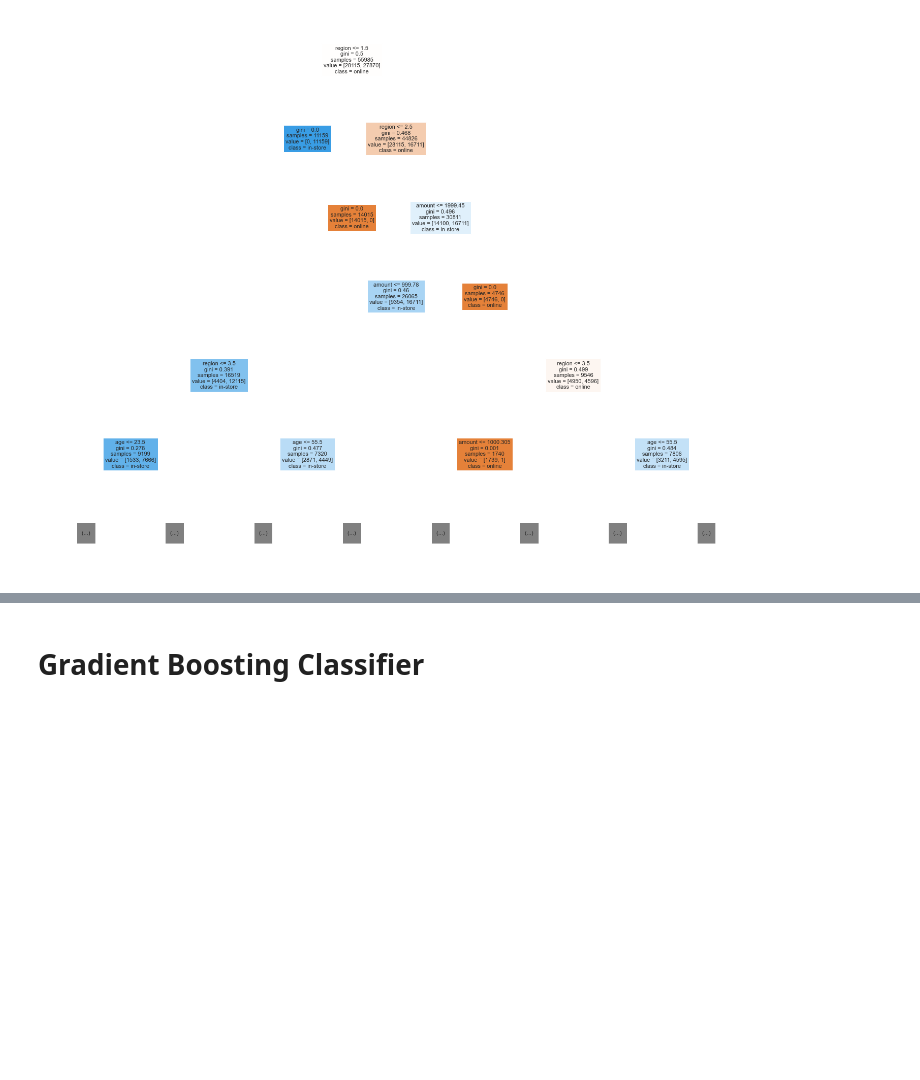
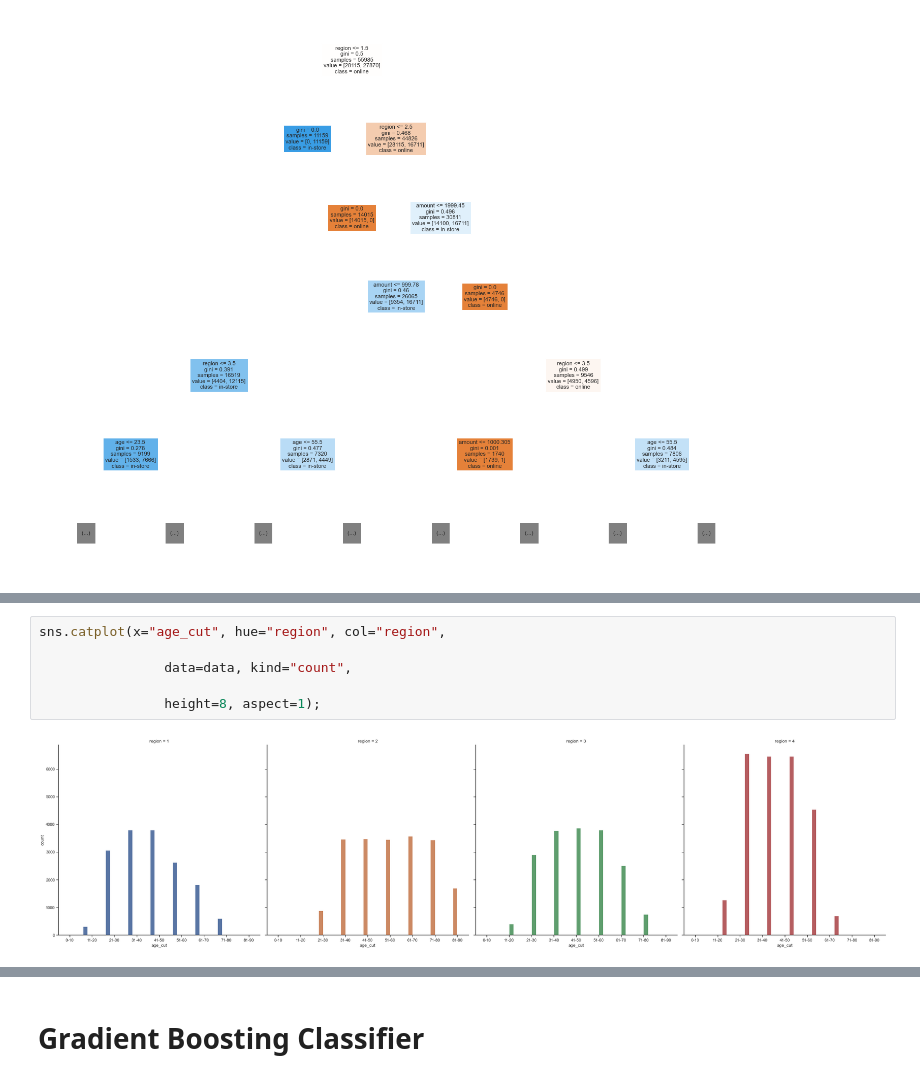
Before and after one commit to susanareyes1/CourseWork, a Jupyter notebook: Course 1- Task 1 and Task 2 -S.Reyes.ipynb, the cells around one changed output, grey strips where cells are left out. Saved outputs shown, nothing was run; the diff lists cells and outputs as text; blank space fills up the shorter version.

```diff
--- a/Course 1- Task 1 and Task 2 -S.Reyes.ipynb
+++ b/Course 1- Task 1 and Task 2 -S.Reyes.ipynb
@@ -901,0 +908,8 @@ tree4 = plot_tree(dtcFit4, max_depth=5, feature_names=X.columns,
+# %%
+sns.catplot(x="age_cut", hue="region", col="region",
+
+                data=data, kind="count",
+
+                height=8, aspect=1);
+# %% [output]
+[figure, added]
```
Also changed, not shown: parts of 4 cells of this notebook.
